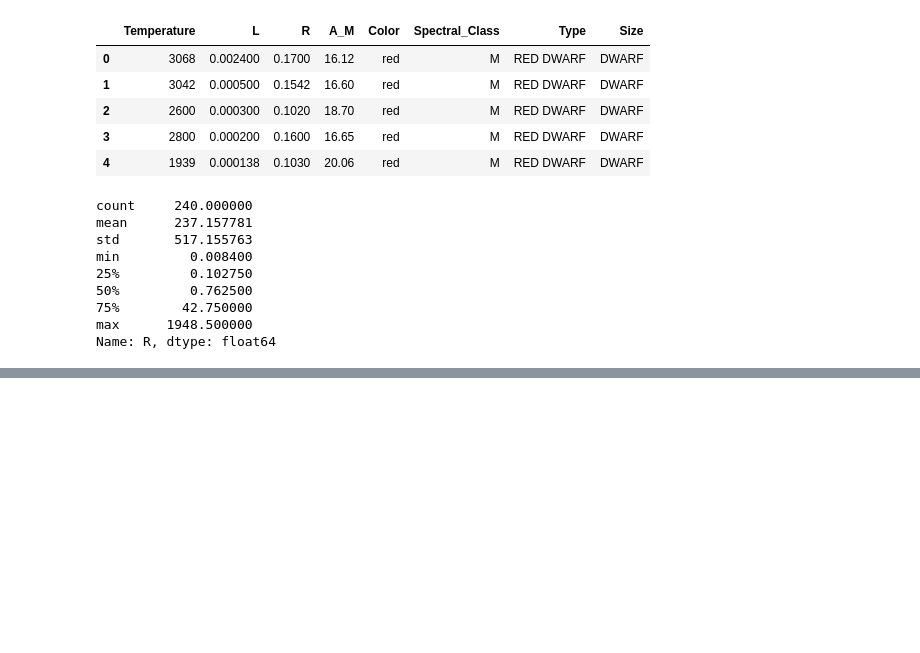
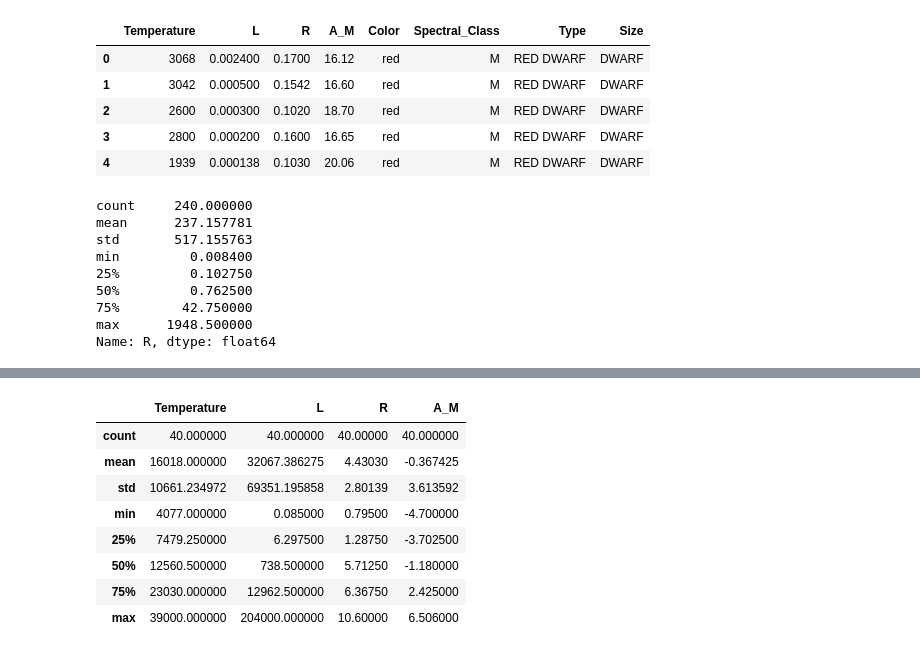
Before and after one commit to nardao666/star_classification, a Jupyter notebook: stat_classification.ipynb, the cells around one changed output, grey strips where cells are left out. Cells and saved outputs as stored; diff of their text form; code cells hidden in the pictures; blank space fills up the shorter version.

```diff
--- a/stat_classification.ipynb
+++ b/stat_classification.ipynb
@@ -209,0 +275,12 @@ df_star[['R','Size']]
+# %%
+df_star_mainsequence.describe()
+# %% [output]
+|  | Temperature | L | R | A_M |
+| count | 40.000000 | 40.000000 | 40.00000 | 40.000000 |
+| mean | 16018.000000 | 32067.386275 | 4.43030 | -0.367425 |
+| std | 10661.234972 | 69351.195858 | 2.80139 | 3.613592 |
+| min | 4077.000000 | 0.085000 | 0.79500 | -4.700000 |
+| 25% | 7479.250000 | 6.297500 | 1.28750 | -3.702500 |
+| 50% | 12560.500000 | 738.500000 | 5.71250 | -1.180000 |
+| 75% | 23030.000000 | 12962.500000 | 6.36750 | 2.425000 |
+| max | 39000.000000 | 204000.000000 | 10.60000 | 6.506000 |
```
Also changed, not shown: parts of 10 cells of this notebook.
